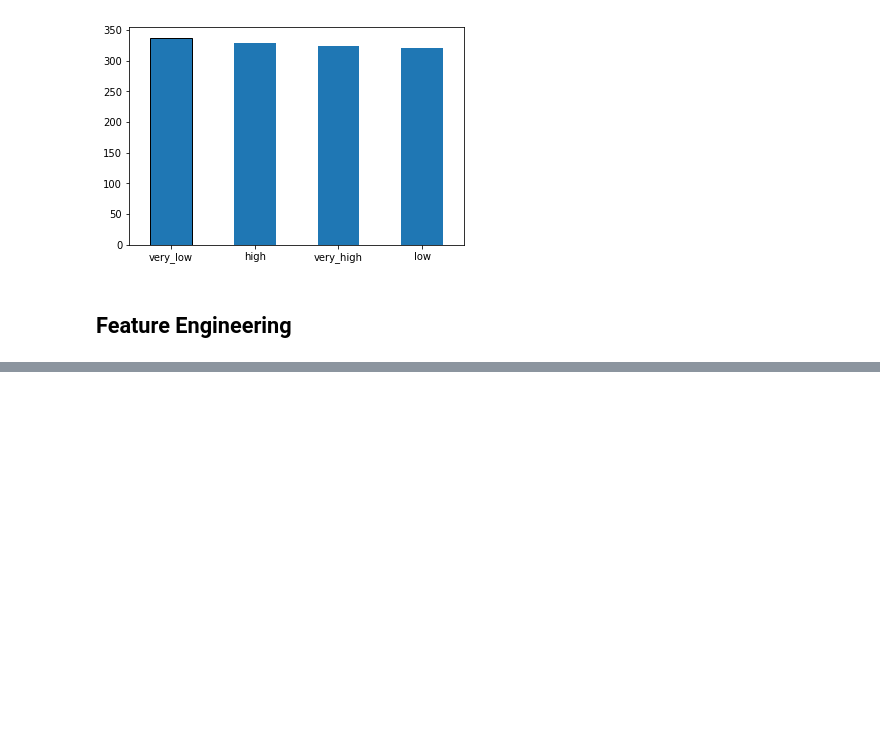
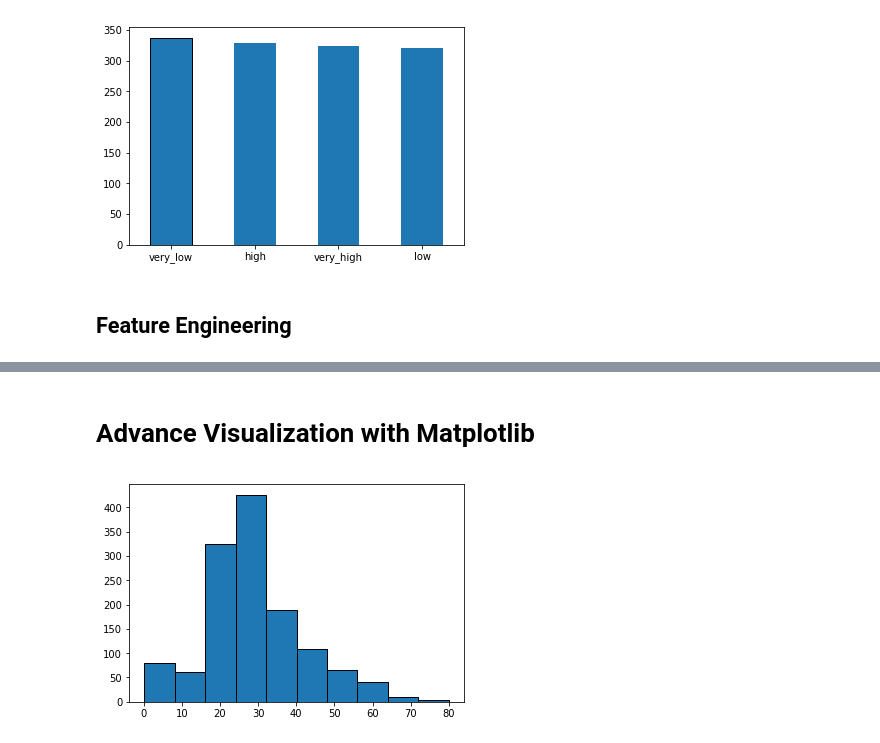
Before and after one commit to ketan12sharma/titanic, a Jupyter notebook: notebooks/ExploringData_Part_2_Titanic.ipynb, the cells around one changed output, grey strips where cells are left out. Drawn from its saved outputs; the diff is of its cells as text; code cells hidden in the pictures; blank space fills up the shorter version.

```diff
--- a/notebooks/ExploringData_Part_2_Titanic.ipynb
+++ b/notebooks/ExploringData_Part_2_Titanic.ipynb
@@ -581,0 +818,8 @@ df['Fare_Bin'] = pd.qcut(df.Fare, 4, labels = ['very_low','low','high','very_hig
+# %%
+# drop columns
+df.drop(['Cabin', 'Name', 'Ticket', 'Parch', 'SibSp', 'Sex'], axis =1, inplace = True)
+# %%
+# reorder columns
+columns = [column for column in df.columns if column != 'Survived']
+columns = ['Survived'] + columns
+df = df[columns]
@@ -581,0 +848,10 @@ df['Fare_Bin'] = pd.qcut(df.Fare, 4, labels = ['very_low','low','high','very_hig
+# %%
+processed_data_path = os.path.join(os.path.pardir, 'data', 'processed')
+write_train_path = os.path.join(processed_data_path, 'train.csv')
+write_test_path = os.path.join(processed_data_path, 'test.csv')
+# %%
+# train data:
+df.loc[df.Survived != -999].to_csv(write_train_path)
+# test data:
+columns = [column for column in df.columns if column != 'Survived']
+df.loc[df.Survived == -999, columns].to_csv(write_test_path)
@@ -581,0 +990,2 @@ df['Fare_Bin'] = pd.qcut(df.Fare, 4, labels = ['very_low','low','high','very_hig
+# %% [markdown]
+# Advance Visualization with Matplotlib
@@ -581,0 +995,5 @@ df['Fare_Bin'] = pd.qcut(df.Fare, 4, labels = ['very_low','low','high','very_hig
+# %%
+plt.hist(df.Age, edgecolor = 'black')
+plt.show()
+# %% [output]
+[figure, added]
```
Also changed, not shown: parts of 44 cells of this notebook, 1 other file.
